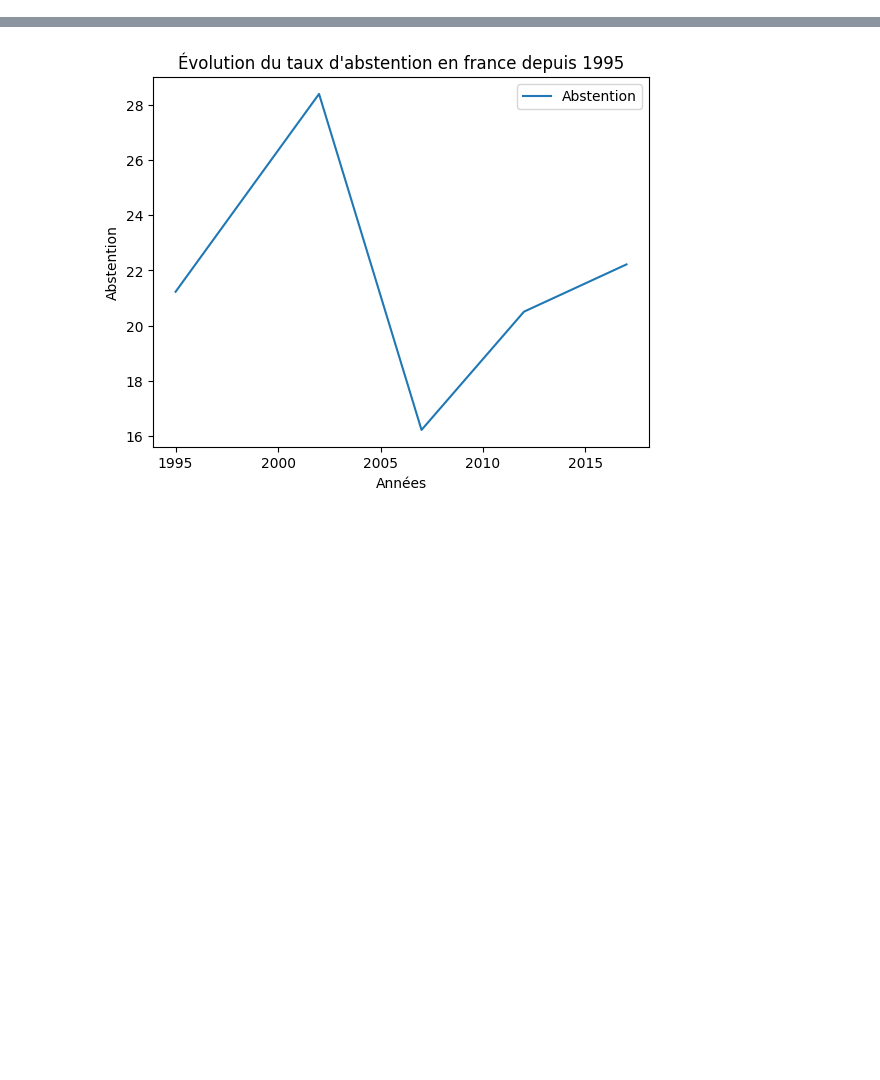
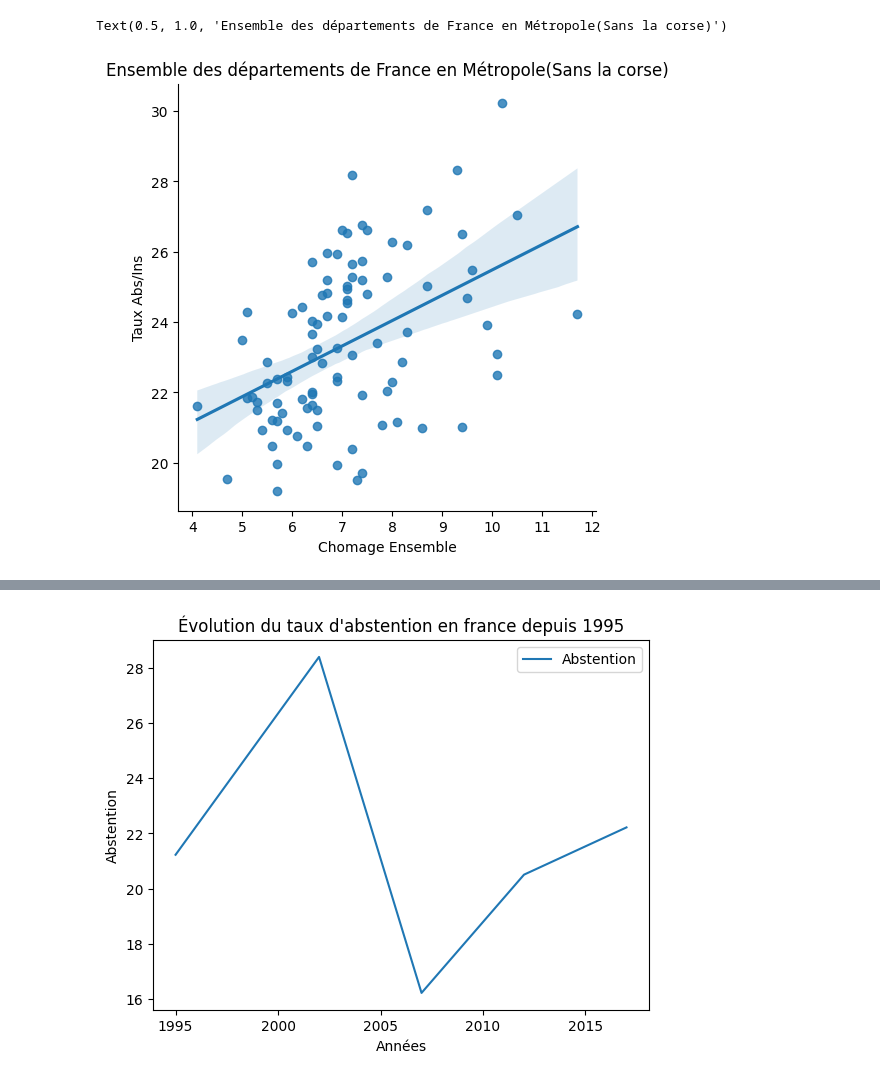
Before and after one commit to koalanoir/Prediction_elections_presidentiels, a Jupyter notebook: Etude_tx_d_abstention_election_presidentielle_france.ipynb, the cells around one changed output, grey strips where cells are left out. Saved outputs shown, nothing was run; the diff lists cells and outputs as text; code cells hidden in the pictures; blank space fills up the shorter version.

```diff
--- a/Etude_tx_d_abstention_election_presidentielle_france.ipynb
+++ b/Etude_tx_d_abstention_election_presidentielle_france.ipynb
@@ -76,0 +144,12 @@ def extraireDfFromExcel(chemin_fichier):
+# %%
+# Tracer le graphique de dispersion avec la droite de régression linéaire
+abs_pop = {'x': df['%Chomage Ensemble'],'y': df['% Abstention']}
+data_fr = pd.DataFrame(abs_pop)
+sns.lmplot(x="x", y='y', data=data_fr)
+# Personnaliser les étiquettes d'axe et le titre
+plt.xlabel("Chomage Ensemble")
+plt.ylabel("Taux Abs/Ins")
+plt.title("Ensemble des départements de France en Métropole(Sans la corse)")
+# %% [output]
+Text(0.5, 1.0, 'Ensemble des départements de France en Métropole(Sans la corse)')
+[figure, added]
```
Also changed, not shown: parts of 46 cells of this notebook.
